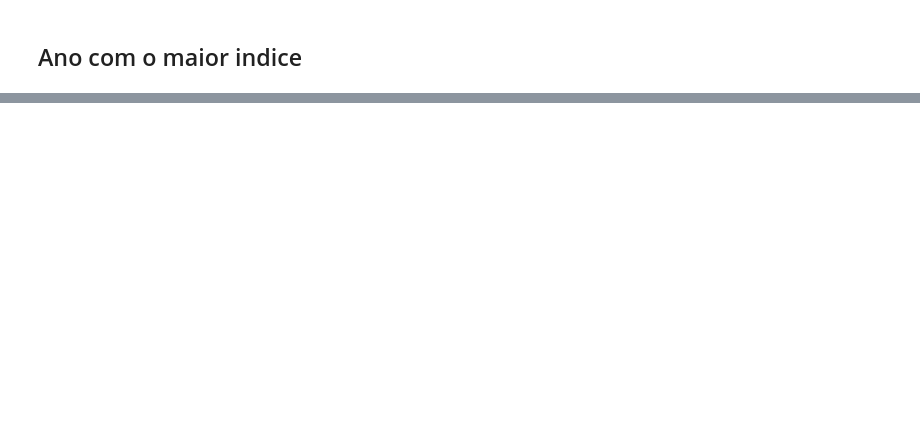
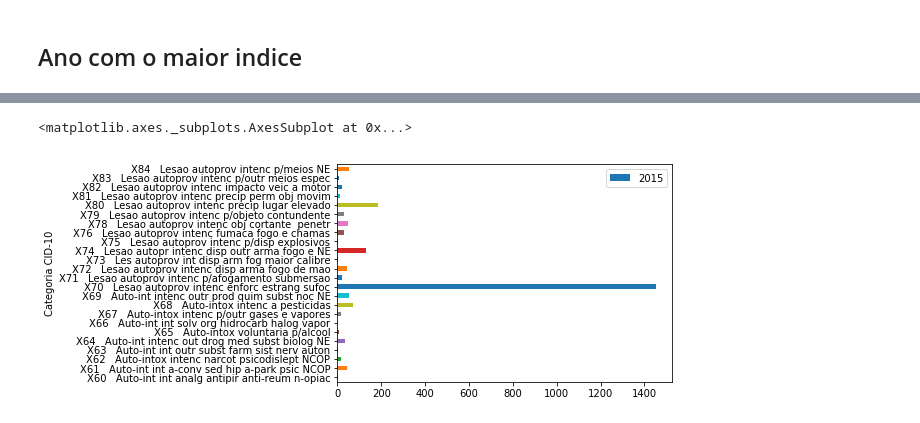
Before and after one commit to vitebo/suicide-analysis, a Jupyter notebook: src/dados.ipynb, the cells around one changed output, grey strips where cells are left out. Saved outputs shown, nothing was run; the diff lists cells and outputs as text; code cells hidden in the pictures; blank space fills up the shorter version.

```diff
--- a/src/dados.ipynb
+++ b/src/dados.ipynb
@@ -78,0 +54,7 @@ table_2
+# %%
+table_2_f = table_2.drop(24, 0)
+table_2_f = table_2_f.drop(columns=['Total'])
+table_2_f.plot(x='Categoria CID-10', y='2015', kind='barh')
+# %% [output]
+<matplotlib.axes._subplots.AxesSubplot at 0x...>
+[figure, added]
```
Also changed, not shown: parts of 11 cells of this notebook, 3 other files.
